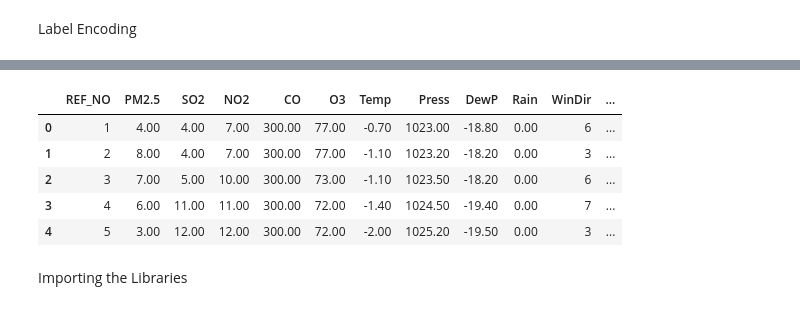
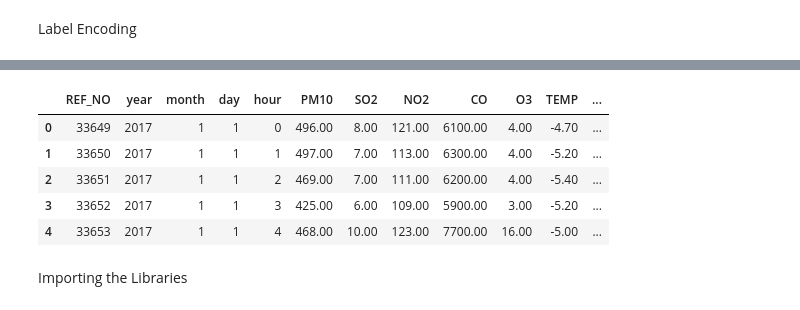
Before and after one commit to BhavnaKhu/Bejiing_final, a Jupyter notebook: Beijing_final.ipynb, the cells around one changed output, grey strips where cells are left out. Cells and saved outputs as stored; diff of their text form; code cells hidden in the pictures.

```diff
--- a/Beijing_final.ipynb
+++ b/Beijing_final.ipynb
@@ -264,7 +275,7 @@ Station Based Analysis
 # %%
 for i in compounds:
-    data_air_train1 = data_air_train[[i, 'Year', 'Station']].groupby(["Year","Station"]).mean().reset_index().sort_values(by=['Station','Year'], ascending=False)
+    data_air_train1 = data_air_train[[i, 'year', 'station']].groupby(["year","station"]).mean().reset_index().sort_values(by=['station','year'], ascending=False)
     f, ax=plt.subplots(figsize=(15, 5))
-    sns.pointplot(x='Year', y=i, data=data_air_train1, hue="Station")
+    sns.pointplot(x='year', y=i, data=data_air_train1, hue="station")
     plt.show()
 # %% [output]
@@ -277,3 +287,0 @@ for i in compounds:
-# %%
-data_air_train.drop(['Year','Month','Day','Hour','PM10','dateInt','Date','date'], axis=1, inplace=True)
-data_air_train.info()
@@ -314,7 +332,7 @@ def labelEncoder(labelColumn):
         print(f'{i}  ->  {j}')
     return labelColumn
 # %%
-categorical_variables = ["WinDir", "Station"]
+categorical_variables = ["wd", "station"]
 
 for i in categorical_variables:
     print(f"For {i} column ")
@@ -338,3 +356,10 @@ Tiantan  ->  9
 Wanliu  ->  10
 Wanshouxigong  ->  11
 ******************
+# %%
+categorical_variables1 = ["wd", "station"]
+
+for i in categorical_variables:
+    print(f"For {i} column ")
+    data_air_test[f'{i}'] = labelEncoder(data_air_test[f'{i}'])
+    print("******************")
@@ -341,9 +384,9 @@ Wanshouxigong  ->  11
 # %%
-data_air_train.head()
+data_air_test.head()
 # %% [output]
-|  | REF_NO | PM2.5 | SO2 | NO2 | CO | O3 | Temp | Press | DewP | Rain | WinDir | ... |
-| 0 | 1 | 4.00 | 4.00 | 7.00 | 300.00 | 77.00 | -0.70 | 1023.00 | -18.80 | 0.00 | 6 | ... |
-| 1 | 2 | 8.00 | 4.00 | 7.00 | 300.00 | 77.00 | -1.10 | 1023.20 | -18.20 | 0.00 | 3 | ... |
-| 2 | 3 | 7.00 | 5.00 | 10.00 | 300.00 | 73.00 | -1.10 | 1023.50 | -18.20 | 0.00 | 6 | ... |
-| 3 | 4 | 6.00 | 11.00 | 11.00 | 300.00 | 72.00 | -1.40 | 1024.50 | -19.40 | 0.00 | 7 | ... |
-| 4 | 5 | 3.00 | 12.00 | 12.00 | 300.00 | 72.00 | -2.00 | 1025.20 | -19.50 | 0.00 | 3 | ... |
+|  | REF_NO | year | month | day | hour | PM10 | SO2 | NO2 | CO | O3 | TEMP | ... |
+| 0 | 33649 | 2017 | 1 | 1 | 0 | 496.00 | 8.00 | 121.00 | 6100.00 | 4.00 | -4.70 | ... |
+| 1 | 33650 | 2017 | 1 | 1 | 1 | 497.00 | 7.00 | 113.00 | 6300.00 | 4.00 | -5.20 | ... |
+| 2 | 33651 | 2017 | 1 | 1 | 2 | 469.00 | 7.00 | 111.00 | 6200.00 | 4.00 | -5.40 | ... |
+| 3 | 33652 | 2017 | 1 | 1 | 3 | 425.00 | 6.00 | 109.00 | 5900.00 | 3.00 | -5.20 | ... |
+| 4 | 33653 | 2017 | 1 | 1 | 4 | 468.00 | 10.00 | 123.00 | 7700.00 | 16.00 | -5.00 | ... |
```
Also changed, not shown: parts of 46 cells of this notebook.
